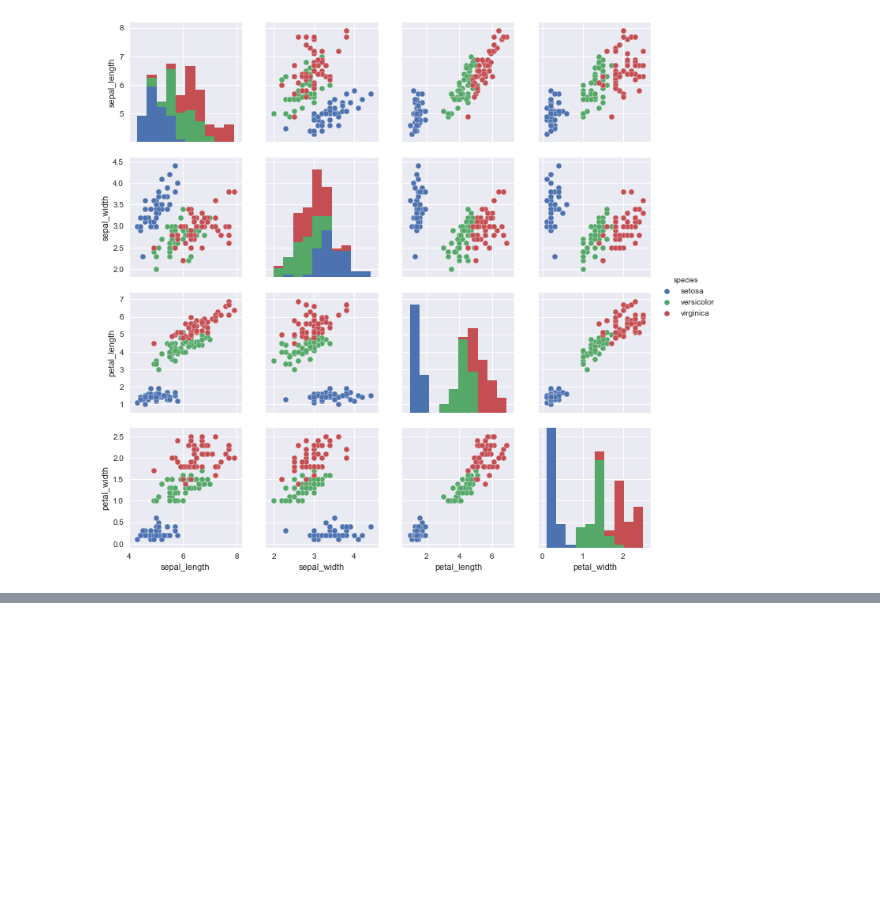
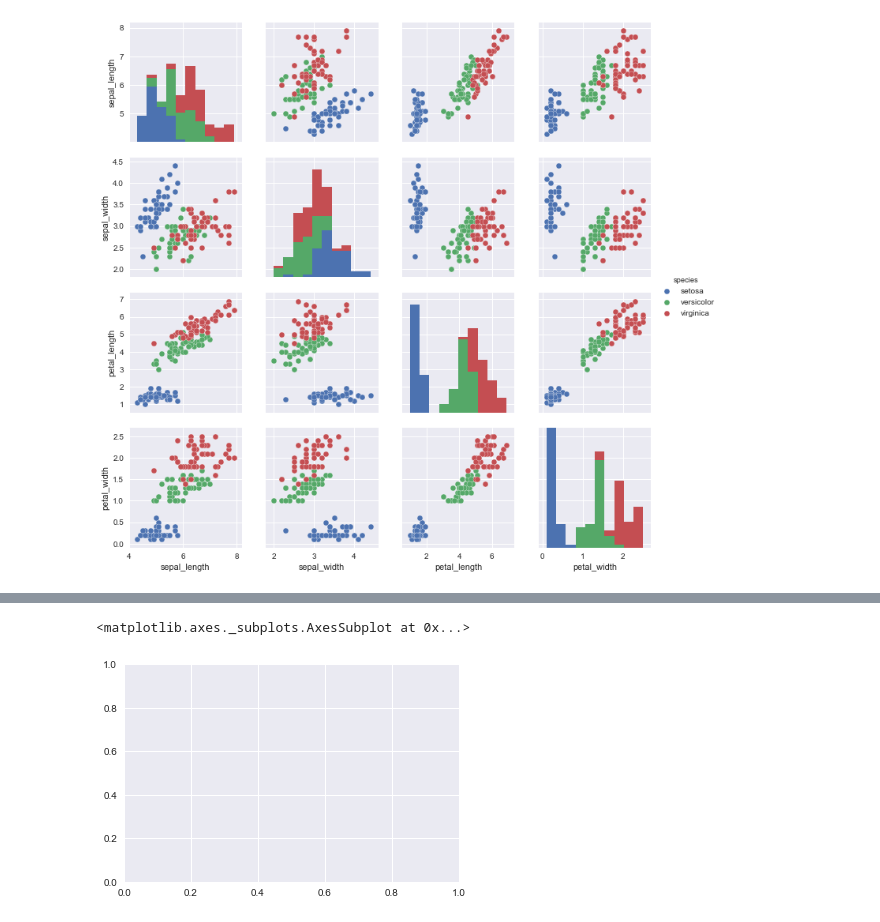
Before and after one commit to Codes-code/Machine-Learning, a Jupyter notebook: Iris_Project.ipynb, the cells around one changed output, grey strips where cells are left out. Drawn from its saved outputs; the diff is of its cells as text; code cells hidden in the pictures; blank space fills up the shorter version.

```diff
--- a/Iris_Project.ipynb
+++ b/Iris_Project.ipynb
@@ -301,0 +296,5 @@ array([[<matplotlib.axes._subplots.AxesSubplot object at 0x...>,
+# %%
+plt.subplot(1,1,1)
+# %% [output]
+<matplotlib.axes._subplots.AxesSubplot at 0x...>
+[figure, added]
```
Also changed, not shown: parts of 8 cells of this notebook.
